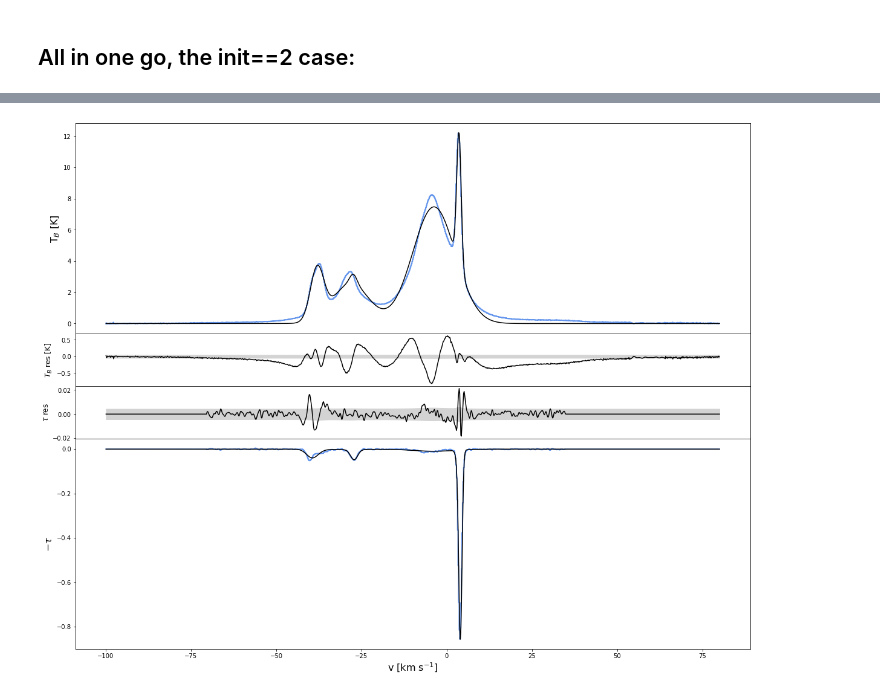
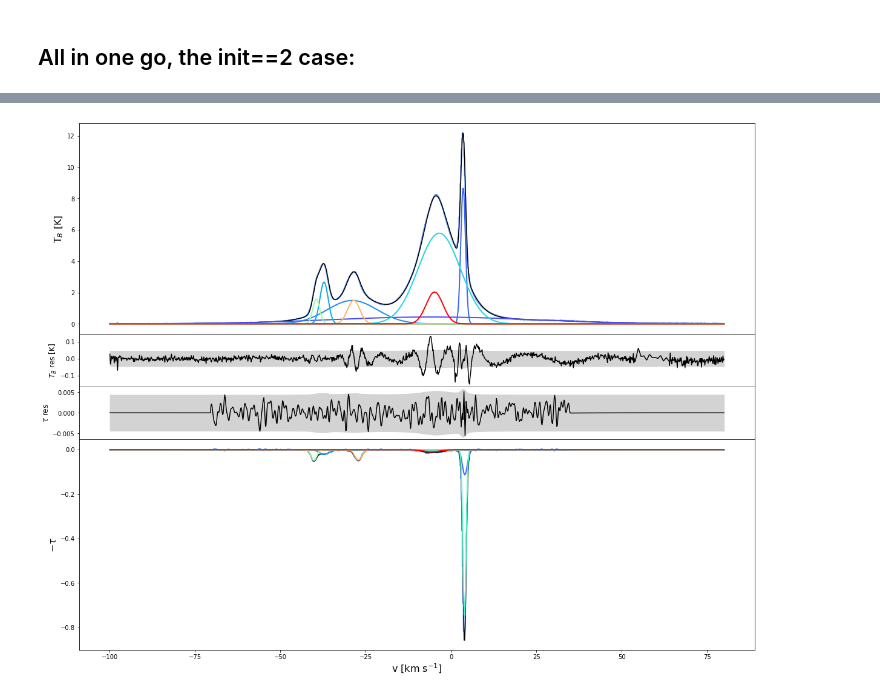
Before and after one commit to FrancesBW/SPARK_development, a Jupyter notebook: Iterative_self_correcting_SPARK_testing_notebook.ipynb, the cells around one changed output, grey strips where cells are left out. Cells and saved outputs as stored; diff of their text form; code cells hidden in the pictures.

Commit message:
Addition of piecewise function notebook before full testing of the varying parameters as of Tue 22-12

```diff
--- a/Iterative_self_correcting_SPARK_testing_notebook.ipynb
+++ b/Iterative_self_correcting_SPARK_testing_notebook.ipynb
@@ -55,23 +56,23 @@ hdr["CRVAL3"] = v[0]*1.e3
 
 #parameters
 amp_fact_init = 2./3.
-sig_init = 20.
+sig_init = 10.
 iprint_init = -1
 iprint = -1
 maxiter_init = 15000
-maxiter = 15000
-corr_iter = 15
+maxiter = 150000
+corr_iter = 10
 
-n_gauss = 7            #@param {type:"slider", min:3, max:24, step:3}
+n_gauss = 9          #@param {type:"slider", min:3, max:24, step:3}
 fit_tol = 1.1          #@param {type:"slider", min:1, max:100, step:10}
-pcc_lim_mu = 5.          #@param {type:"slider", min:0, max:100, step:10}
-pcc_lim_sig = 3.          #@param {type:"slider", min:0, max:100, step:10}
+pcc_lim_mu = 5./(dv/1000)          #@param {type:"slider", min:0, max:100, step:10}
+pcc_lim_sig = 5./(dv/1000)          #@param {type:"slider", min:0, max:100, step:10}
 lb_amp = 0.
 ub_amp = np.max(Tb)
 lb_mu = 1
 ub_mu = len(tau)
 lb_sig= 1
-ub_sig = len(tau)/3
+ub_sig = len(tau)/2.
 
 core = lbfgs_abs(Tb=Tb, tau=tau, hdr=hdr, rms_Tb=rms_Tb, rms_tau=rms_tau)
 
@@ -353,12 +345,12 @@ iprint_init = -1
 iprint = -1
 maxiter_init = 15000
 maxiter = 15000
-corr_iter = 15
+corr_iter = 10
 
-n_gauss = 7            #@param {type:"slider", min:3, max:24, step:3}
+n_gauss = 9            #@param {type:"slider", min:3, max:24, step:3}
 fit_tol = 1.1          #@param {type:"slider", min:1, max:100, step:10}
-pcc_lim_mu = 5.          #@param {type:"slider", min:0, max:100, step:10}
-pcc_lim_sig = 3.          #@param {type:"slider", min:0, max:100, step:10}
+pcc_lim_mu = 8./dv          #@param {type:"slider", min:0, max:100, step:10}
+pcc_lim_sig = 8./dv          #@param {type:"slider", min:0, max:100, step:10}
 lb_amp = 0.
 ub_amp = np.max(Tb)
 lb_mu = 1
@@ -399,31 +435,39 @@ model_cube = core.model(params, cube, n_gauss)
 # %%
 ## Plot
 pvalues = np.logspace(-1, 0, n_gauss)
 pmin = pvalues[0]
 pmax = pvalues[-1]
 
 
 def norm(pval):
     return (pval - pmin) / float(pmax - pmin)
 
 fig, [ax1, ax2, ax3, ax4] = plt.subplots(4, 1, sharex=True, figsize=(20,16),gridspec_kw={'height_ratios': [4,1,1,4]})
 fig.subplots_adjust(hspace=0.)
 x = np.arange(cube.shape[0])
 ax1.step(v, cube[:,0], color='cornflowerblue', linewidth=2.)
 ax1.plot(v, model_cube[:,0], color='k')
 ax2.plot(v, model_cube[:,0] - cube[:,0], color='k')
 ax2.fill_between(v, -3.*rms_Tb, 3.*rms_Tb, facecolor='lightgray', color='lightgray')
 ax3.plot(v, -model_cube[:,1] + cube[:,1], color='k')
 ax3.fill_between(v, -3.*rms_tau, 3.*rms_tau, facecolor='lightgray', color='lightgray')
 ax4.step(v, -cube[:,1], color='cornflowerblue', linewidth=2.)
 ax4.plot(v, -model_cube[:,1], color='k')
 ax1.set_ylabel(r'T$_{B}$ [K]', fontsize=16)
 ax2.set_ylabel(r'$T_B$ res [K]', fontsize=12)
 ax3.set_ylabel(r"$\tau$ res", fontsize=12)
 ax4.set_ylabel(r'$- \tau$', fontsize=16)
 ax4.set_xlabel(r'v [km s$^{-1}$]', fontsize=16)
+for i in np.arange(cube.shape[1]):
+    for k in np.arange(n_gauss):
+        line = core.gaussian(x, params[0+(k*3),i], params[1+(k*3),i],
+                              params[2+(k*3),i])
+        if i == 1:
+            ax4.plot(v, -line, color=plt.cm.rainbow(pvalues[k]), linewidth=2.)
+        else:
+            ax1.plot(v, line, color=plt.cm.rainbow(pvalues[k]), linewidth=2.)
 #plt.savefig("3C041A_result_7_with_adjustment.png", format='png', bbox_inches='tight',
   #pad_inches=0.02)
 plt.show()
 # %% [output]
-[figure, old version]
+[figure, new version]
```
Also changed, not shown: parts of 14 cells of this notebook, 3 other files.
